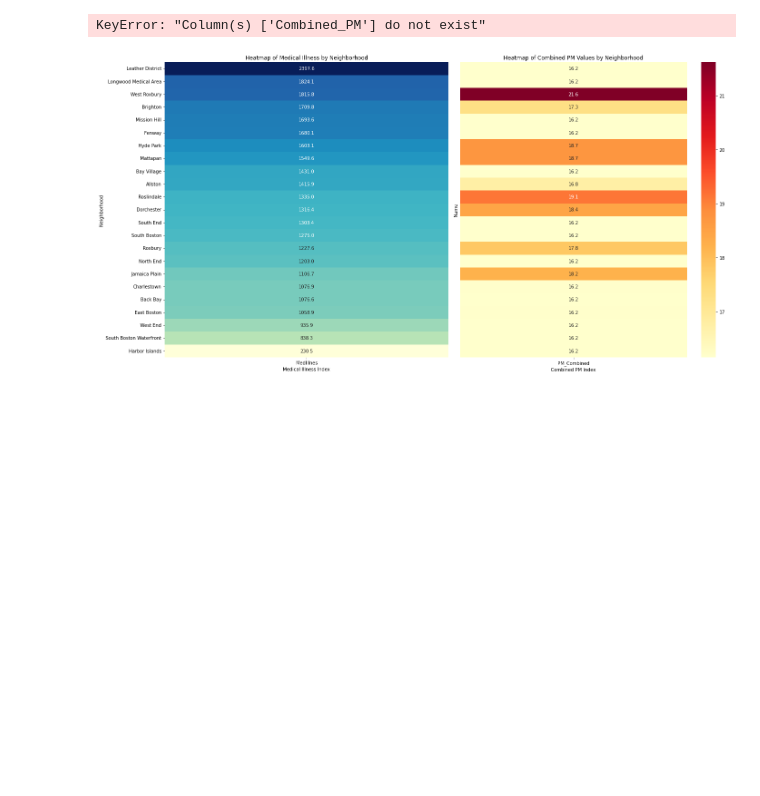
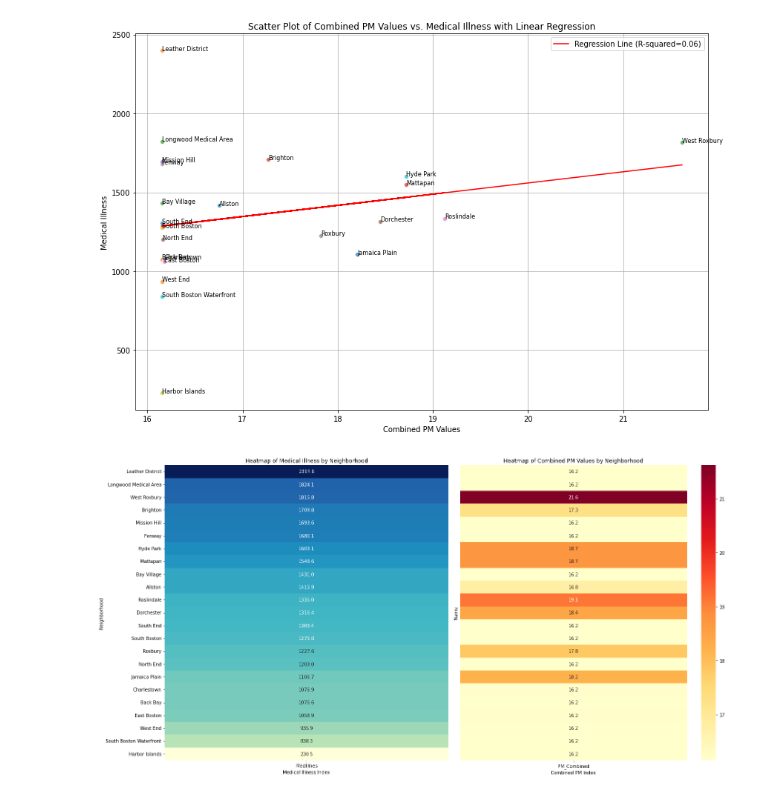
Before and after one commit to BU-Spark/ds-boston-transit-air-quality, a Jupyter notebook: fa23-team-a/code/health.ipynb, the cells around one changed output. Saved outputs shown, nothing was run; the diff lists cells and outputs as text; code cells hidden in the pictures; blank space fills up the shorter version.

Commit message:
Minor error

```diff
--- a/fa23-team-a/code/health.ipynb
+++ b/fa23-team-a/code/health.ipynb
@@ -10,39 +10,39 @@ file_path = "../data/boston_dem.csv"
 data = pd.read_csv(file_path)
 
 # Calculate the combined PM values
 data['PM_Combined'] = data['pm2.5_atm'] + data['pm10_atm']
 
 # Group data by area name and calculate the mean for combined PM and medical illness
-aggregated_data = data.groupby('Name').agg({'Combined_PM': 'mean', 'MedIllnes': 'mean'}).reset_index()
+aggregated_data = data.groupby('Name').agg({'PM_Combined': 'mean', 'MedIllnes': 'mean'}).reset_index()
 
 # Create a scatter plot with annotations
 plt.figure(figsize=(12, 8))
 for i, row in aggregated_data.iterrows():
-    plt.scatter(row['Combined_PM'], row['MedIllnes'], alpha=0.7, edgecolors='w')
-    plt.annotate(row['Name'], (row['Combined_PM'], row['MedIllnes']), fontsize=8)
+    plt.scatter(row['PM_Combined'], row['MedIllnes'], alpha=0.7, edgecolors='w')
+    plt.annotate(row['Name'], (row['PM_Combined'], row['MedIllnes']), fontsize=8)
 
 # Perform linear regression
-slope, intercept, r_value, p_value, std_err = linregress(aggregated_data['Combined_PM'], aggregated_data['MedIllnes'])
-x = np.array(aggregated_data['Combined_PM'])
+slope, intercept, r_value, p_value, std_err = linregress(aggregated_data['PM_Combined'], aggregated_data['MedIllnes'])
+x = np.array(aggregated_data['PM_Combined'])
 y = slope * x + intercept
 
 # Plot the regression line
 plt.plot(x, y, color='red', label=f'Regression Line (R-squared={r_value**2:.2f})')
 
 # Set labels and title
 plt.xlabel('Combined PM Values')
 plt.ylabel('Medical Illness')
 plt.title('Scatter Plot of Combined PM Values vs. Medical Illness with Linear Regression')
 
 # Show the legend
 plt.legend()
 
 # Show the plot
 plt.grid(True)
 plt.tight_layout()
 plt.show()
 # %% [output]
-KeyError: "Column(s) ['Combined_PM'] do not exist"
+[figure, added]
 # %%
 import seaborn as sns
 
```
